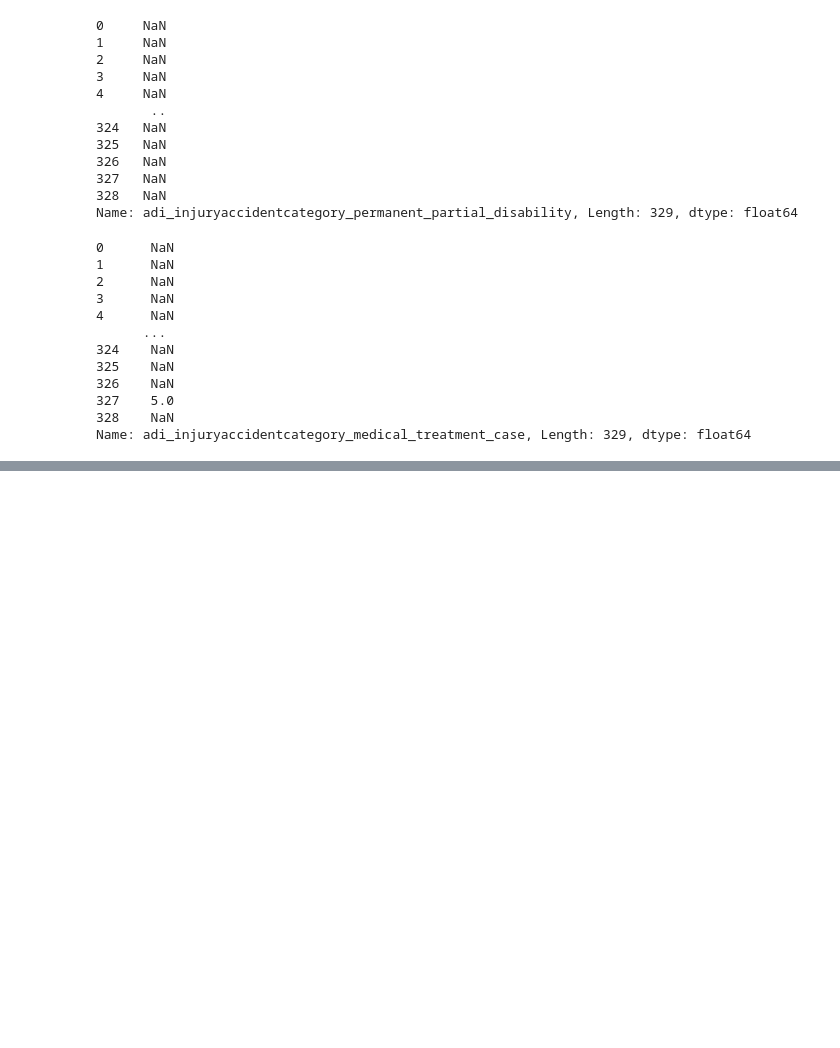
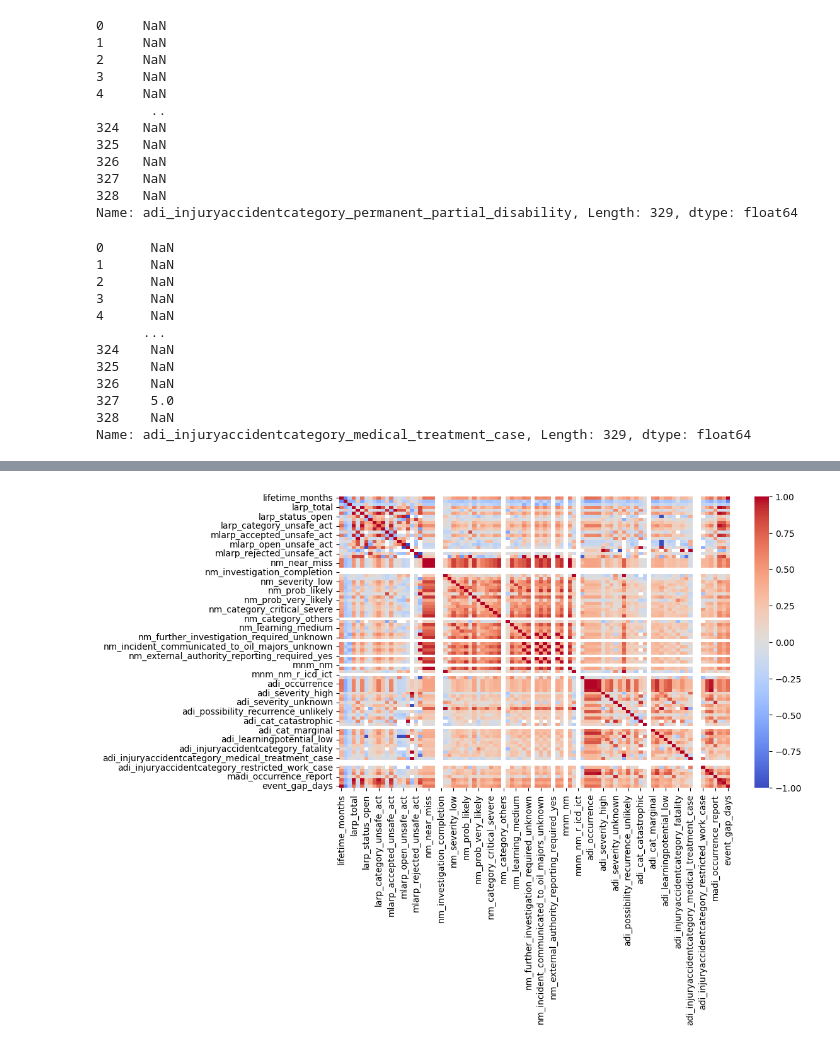
Before and after one commit to kiranr12r/Data-cleaning-and-EDA, a Jupyter notebook: cleaned-data/Single_view_of_ship.ipynb, the cells around one changed output, grey strips where cells are left out. Saved outputs shown, nothing was run; the diff lists cells and outputs as text; code cells hidden in the pictures; blank space fills up the shorter version.

```diff
--- a/cleaned-data/Single_view_of_ship.ipynb
+++ b/cleaned-data/Single_view_of_ship.ipynb
@@ -538,0 +754,23 @@ Name: adi_injuryaccidentcategory_medical_treatment_case, Length: 329, dtype: flo
+# %%
+data.columns = data.columns.str.replace(
+    'adi_incident_category_catastrophic_or_extremely_harmful',
+    'adi_cat_catastrophic'
+)
+
+data.columns = data.columns.str.replace(
+    'adi_incident_category_critical_or_severe_harm',
+    'adi_cat_critical'
+)
+
+data.columns = data.columns.str.replace(
+    'adi_incident_category_marginal_or_moderate_harm',
+    'adi_cat_marginal'
+)
+# %%
+data = data.rename(columns={
+    'mlarp': 'larp_metric',
+    'mnm': 'nm_metric',
+    'madi': 'adi_metric',
+    'ninc': 'incident_count',
+    'ncs': 'case_count'
+})
@@ -538,0 +832,5 @@ Name: adi_injuryaccidentcategory_medical_treatment_case, Length: 329, dtype: flo
+# %%
+data['first_event'] = pd.to_datetime(data['first_event'], errors='coerce')
+data['last_event'] = pd.to_datetime(data['last_event'], errors='coerce')
+# %%
+data['event_gap_days'] = (data['last_event'] - data['first_event']).dt.days
@@ -538,0 +850,9 @@ Name: adi_injuryaccidentcategory_medical_treatment_case, Length: 329, dtype: flo
+# %%
+import seaborn as sns
+import matplotlib.pyplot as plt
+
+plt.figure(figsize=(10,6))
+sns.heatmap(data.corr(numeric_only=True), cmap='coolwarm')
+plt.show()
+# %% [output]
+[figure, added]
```
Also changed, not shown: parts of 22 cells of this notebook.
